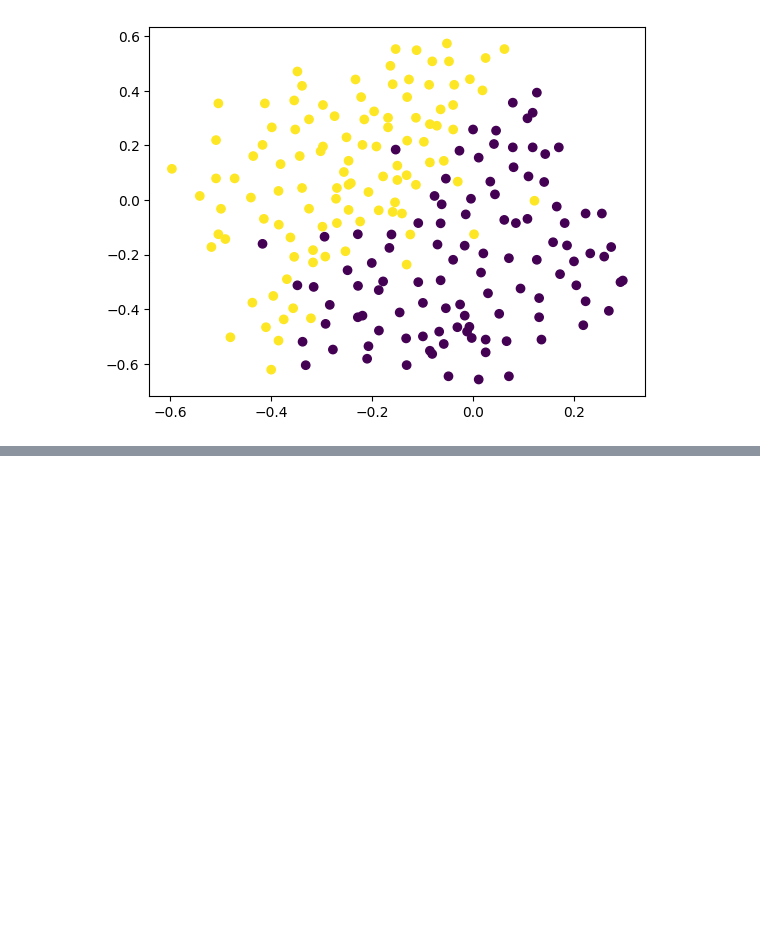
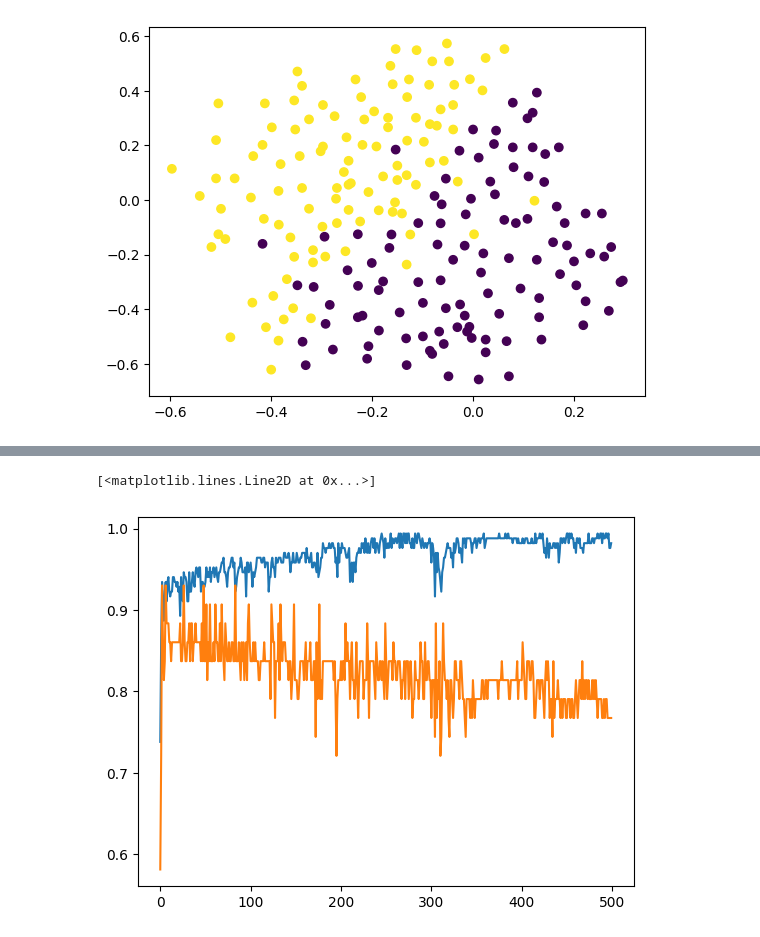
Before and after one commit to SwaroopDangal/DL-learn, a Jupyter notebook: 9.dropout/dropout-class.ipynb, the cells around one changed output, grey strips where cells are left out. Drawn from its saved outputs; the diff is of its cells as text; code cells hidden in the pictures; blank space fills up the shorter version.

```diff
--- a/9.dropout/dropout-class.ipynb
+++ b/9.dropout/dropout-class.ipynb
@@ -269,0 +286,6 @@ Epoch 500/500
+# %%
+plt.plot(history.history['accuracy'])
+plt.plot(history.history['val_accuracy'])
+# %% [output]
+[<matplotlib.lines.Line2D at 0x...>]
+[figure, added]
```
Also changed, not shown: parts of 3 cells of this notebook.
